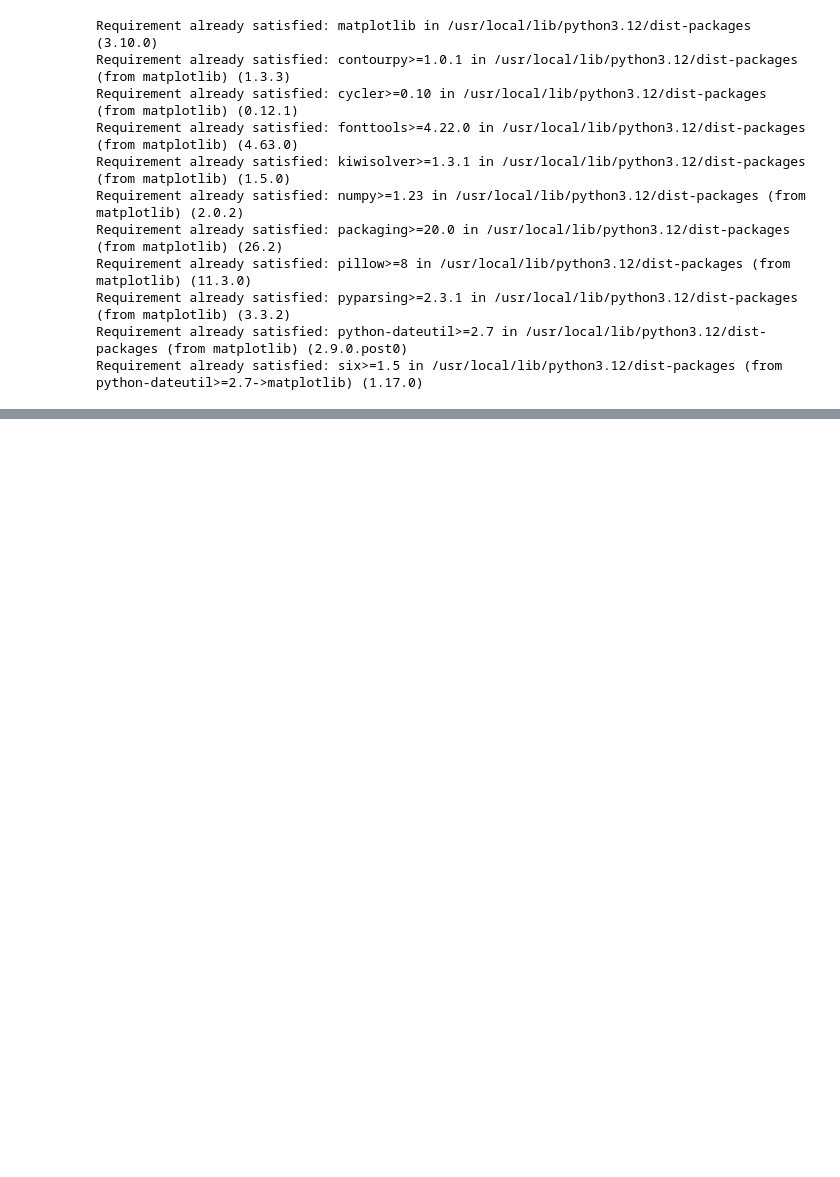
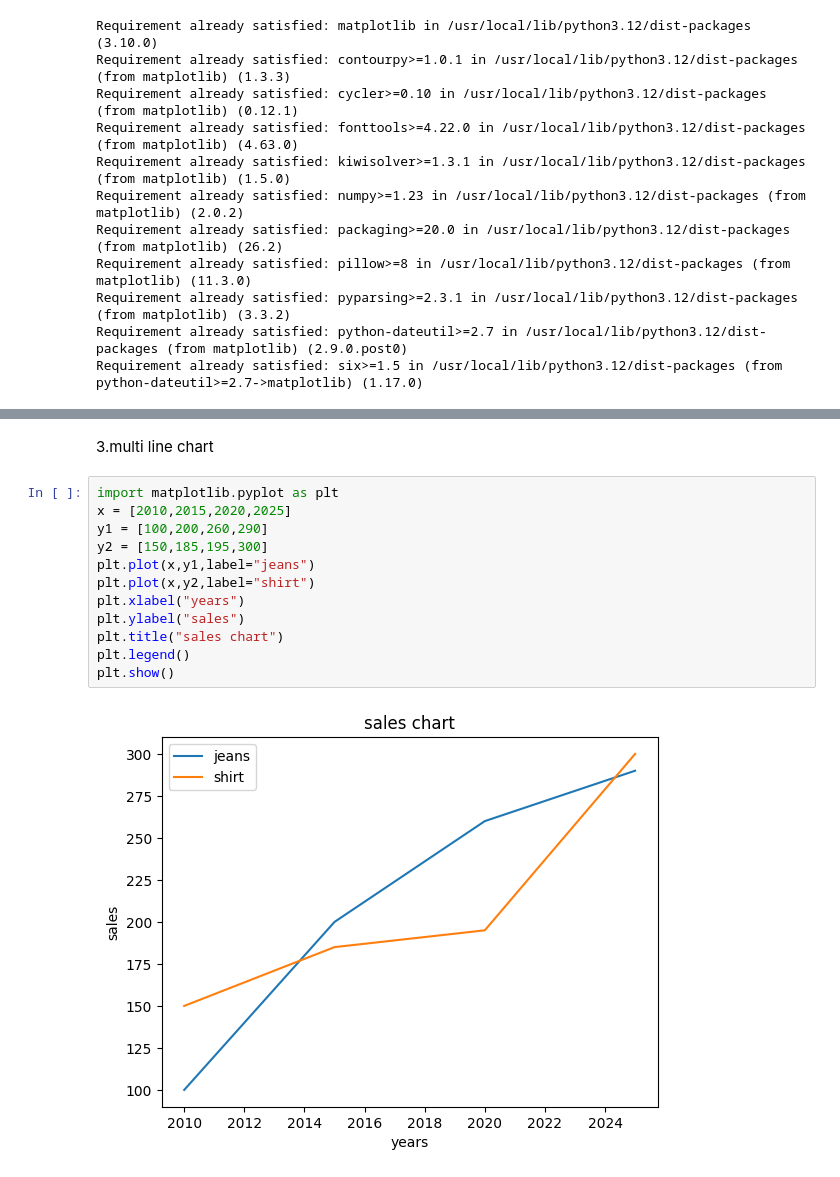
Before and after one commit to Devendra-stack/data-science-45days, a Jupyter notebook: day10.ipynb, the cells around one changed output, grey strips where cells are left out. Cells and saved outputs as stored; diff of their text form; blank space fills up the shorter version.

```diff
--- a/day10.ipynb
+++ b/day10.ipynb
@@ -23,0 +99,16 @@ plt.show() #show graph
+# %% [markdown]
+3.multi line chart
+# %%
+import matplotlib.pyplot as plt
+x = [2010,2015,2020,2025]
+y1 = [100,200,260,290]
+y2 = [150,185,195,300]
+plt.plot(x,y1,label="jeans")
+plt.plot(x,y2,label="shirt")
+plt.xlabel("years")
+plt.ylabel("sales")
+plt.title("sales chart")
+plt.legend()
+plt.show()
+# %% [output]
+[figure, added]
```
Also changed, not shown: parts of 6 cells of this notebook.
